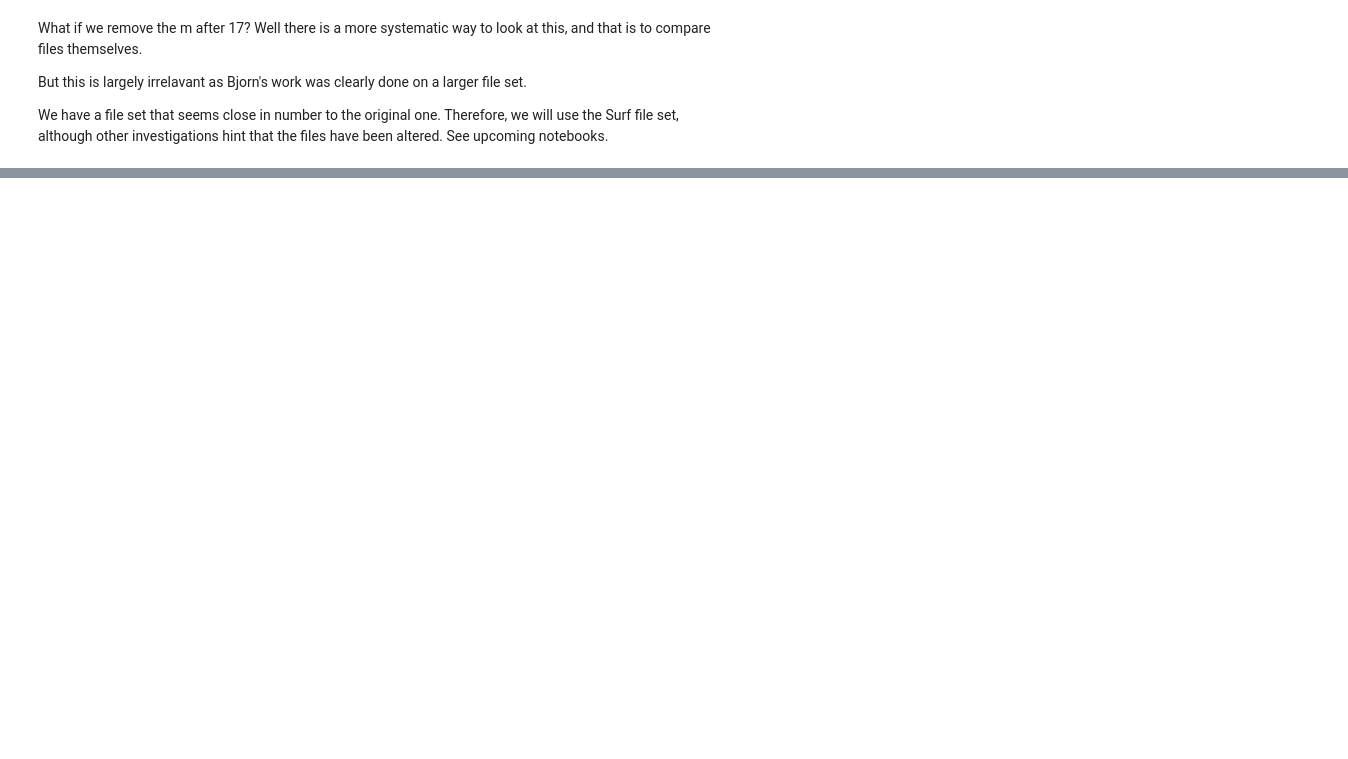
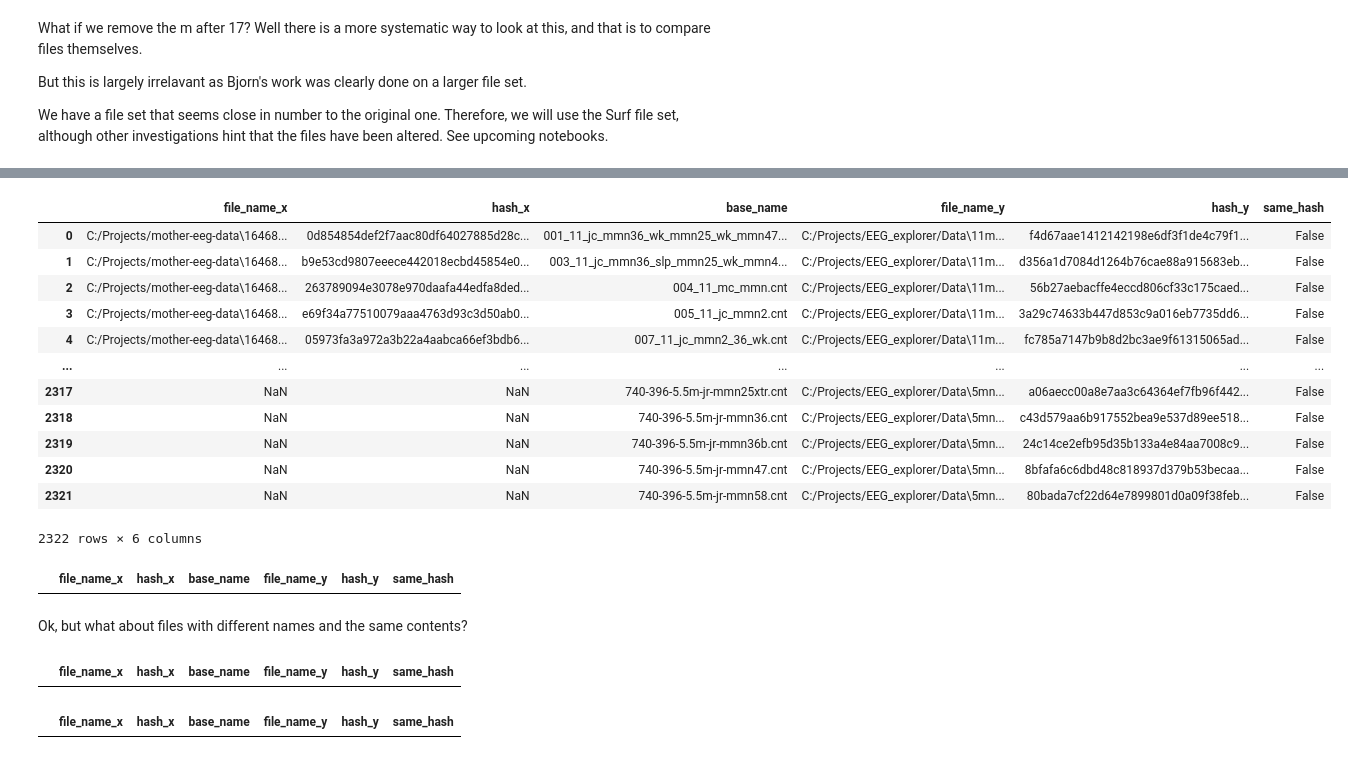
Before and after one commit to NadineUU/EEG_age_prediction, a Jupyter notebook: Notebooks/sorting_out_files.ipynb, the cells around one changed output, grey strips where cells are left out. Saved outputs shown, nothing was run; the diff lists cells and outputs as text; code cells hidden in the pictures; blank space fills up the shorter version.

Commit message:
checksum and cross-checking data

```diff
--- a/Notebooks/sorting_out_files.ipynb
+++ b/Notebooks/sorting_out_files.ipynb
@@ -224,0 +298,6 @@ We have a file set that seems close in number to the original one. Therefore, we
+# %%
+surf_df = hash_it_up_right('C:/Projects/EEG_explorer/Data/*/')
+# %%
+mother_df_bn = mother_df
+mother_df_bn['base_name'] = surf_df_bn.file_name.apply(os.path.basename).str.lower()
+mother_df_bn
@@ -224,0 +318,4 @@ We have a file set that seems close in number to the original one. Therefore, we
+# %%
+surf_df_bn = surf_df
+surf_df_bn['base_name'] = surf_df_bn.file_name.apply(os.path.basename).str.lower()
+surf_df_bn
@@ -224,0 +352,4 @@ We have a file set that seems close in number to the original one. Therefore, we
+# %%
+results = mother_df_bn.merge(surf_df_bn, on='base_name', how='outer')
+
+results
@@ -224,0 +370,31 @@ We have a file set that seems close in number to the original one. Therefore, we
+# %%
+results['same_hash'] = (results.hash_x == results.hash_y)
+results
+# %% [output]
+|  | file_name_x | hash_x | base_name | file_name_y | hash_y | same_hash |
+| 0 | C:/Projects/mother-eeg-data\16468... | 0d854854def2f7aac80df64027885d28c... | 001_11_jc_mmn36_wk_mmn25_wk_mmn47... | C:/Projects/EEG_explorer/Data\11m... | f4d67aae1412142198e6df3f1de4c79f1... | False |
+| 1 | C:/Projects/mother-eeg-data\16468... | b9e53cd9807eeece442018ecbd45854e0... | 003_11_jc_mmn36_slp_mmn25_wk_mmn4... | C:/Projects/EEG_explorer/Data\11m... | d356a1d7084d1264b76cae88a915683eb... | False |
+| 2 | C:/Projects/mother-eeg-data\16468... | 263789094e3078e970daafa44edfa8ded... | 004_11_mc_mmn.cnt | C:/Projects/EEG_explorer/Data\11m... | 56b27aebacffe4eccd806cf33c175caed... | False |
+| 3 | C:/Projects/mother-eeg-data\16468... | e69f34a77510079aaa4763d93c3d50ab0... | 005_11_jc_mmn2.cnt | C:/Projects/EEG_explorer/Data\11m... | 3a29c74633b447d853c9a016eb7735dd6... | False |
+| 4 | C:/Projects/mother-eeg-data\16468... | 05973fa3a972a3b22a4aabca66ef3bdb6... | 007_11_jc_mmn2_36_wk.cnt | C:/Projects/EEG_explorer/Data\11m... | fc785a7147b9b8d2bc3ae9f61315065ad... | False |
+| ... | ... | ... | ... | ... | ... | ... |
+| 2317 | NaN | NaN | 740-396-5.5m-jr-mmn25xtr.cnt | C:/Projects/EEG_explorer/Data\5mn... | a06aecc00a8e7aa3c64364ef7fb96f442... | False |
+| 2318 | NaN | NaN | 740-396-5.5m-jr-mmn36.cnt | C:/Projects/EEG_explorer/Data\5mn... | c43d579aa6b917552bea9e537d89ee518... | False |
+| 2319 | NaN | NaN | 740-396-5.5m-jr-mmn36b.cnt | C:/Projects/EEG_explorer/Data\5mn... | 24c14ce2efb95d35b133a4e84aa7008c9... | False |
+| 2320 | NaN | NaN | 740-396-5.5m-jr-mmn47.cnt | C:/Projects/EEG_explorer/Data\5mn... | 8bfafa6c6dbd48c818937d379b53becaa... | False |
+| 2321 | NaN | NaN | 740-396-5.5m-jr-mmn58.cnt | C:/Projects/EEG_explorer/Data\5mn... | 80bada7cf22d64e7899801d0a09f38feb... | False |
+2322 rows × 6 columns
+# %%
+results[results['same_hash']]
+# %% [output]
+|  | file_name_x | hash_x | base_name | file_name_y | hash_y | same_hash |
+# %% [markdown]
+Ok, but what about files with different names and the same contents?
+# %%
+results[results['hash_x'].isin(results['hash_y'])]
+# %% [output]
+|  | file_name_x | hash_x | base_name | file_name_y | hash_y | same_hash |
+# %%
+results[results['hash_y'].isin(results['hash_x'])]
+# %% [output]
+|  | file_name_x | hash_x | base_name | file_name_y | hash_y | same_hash |
```
Also changed, not shown: parts of 19 cells of this notebook, 2 other files.
